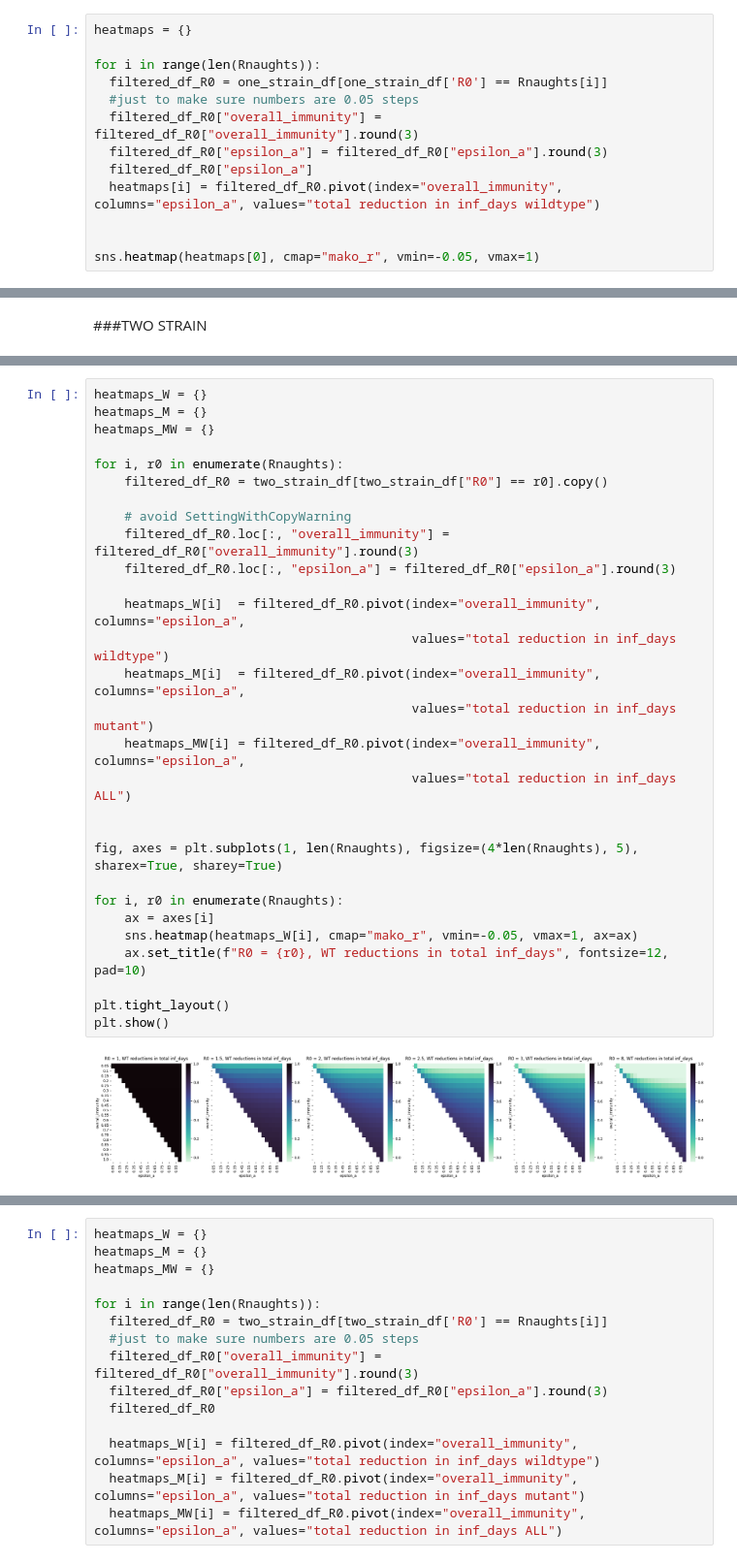
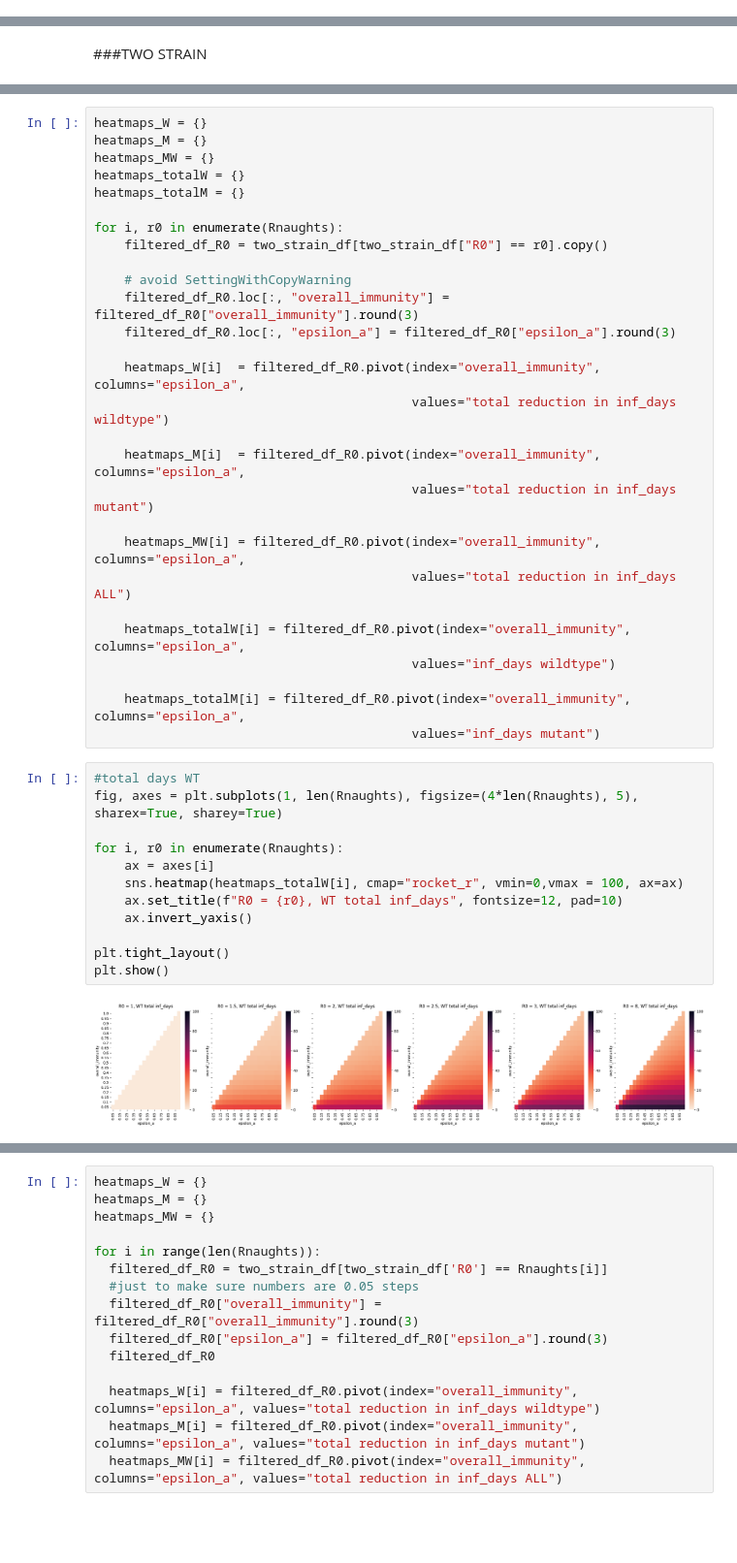
Before and after one commit to condusinew/vaccine_failure_escape, a Jupyter notebook: SIR_mode_natimm.ipynb, the cells around one changed output, grey strips where cells are left out. Shown at 97% size. Cells and saved outputs as stored; diff of their text form; blank space fills up the shorter version.

```diff
--- a/SIR_mode_natimm.ipynb
+++ b/SIR_mode_natimm.ipynb
@@ -1459,13 +1372,0 @@ plt.show()
-# %%
-heatmaps = {}
-
-for i in range(len(Rnaughts)):
-  filtered_df_R0 = one_strain_df[one_strain_df['R0'] == Rnaughts[i]]
-  #just to make sure numbers are 0.05 steps
-  filtered_df_R0["overall_immunity"] = filtered_df_R0["overall_immunity"].round(3)
-  filtered_df_R0["epsilon_a"] = filtered_df_R0["epsilon_a"].round(3)
-  filtered_df_R0["epsilon_a"]
-  heatmaps[i] = filtered_df_R0.pivot(index="overall_immunity", columns="epsilon_a", values="total reduction in inf_days wildtype")
-
-
-sns.heatmap(heatmaps[0], cmap="mako_r", vmin=-0.05, vmax=1)
@@ -1574,6 +1467,8 @@ for Rnaught in Rnaughts:
 heatmaps_W = {}
 heatmaps_M = {}
 heatmaps_MW = {}
+heatmaps_totalW = {}
+heatmaps_totalM = {}
 
 for i, r0 in enumerate(Rnaughts):
     filtered_df_R0 = two_strain_df[two_strain_df["R0"] == r0].copy()
@@ -1584,20 +1479,29 @@ for i, r0 in enumerate(Rnaughts):
 
     heatmaps_W[i]  = filtered_df_R0.pivot(index="overall_immunity", columns="epsilon_a",
                                           values="total reduction in inf_days wildtype")
+
     heatmaps_M[i]  = filtered_df_R0.pivot(index="overall_immunity", columns="epsilon_a",
                                           values="total reduction in inf_days mutant")
+
     heatmaps_MW[i] = filtered_df_R0.pivot(index="overall_immunity", columns="epsilon_a",
                                           values="total reduction in inf_days ALL")
 
+    heatmaps_totalW[i] = filtered_df_R0.pivot(index="overall_immunity", columns="epsilon_a",
+                                          values="inf_days wildtype")
 
-fig, axes = plt.subplots(1, len(Rnaughts), figsize=(4*len(Rnaughts), 5), sharex=True, sharey=True)
-
-for i, r0 in enumerate(Rnaughts):
-    ax = axes[i]
-    sns.heatmap(heatmaps_W[i], cmap="mako_r", vmin=-0.05, vmax=1, ax=ax)
-    ax.set_title(f"R0 = {r0}, WT reductions in total inf_days", fontsize=12, pad=10)
-
-plt.tight_layout()
-plt.show()
+    heatmaps_totalM[i] = filtered_df_R0.pivot(index="overall_immunity", columns="epsilon_a",
+                                          values="inf_days mutant")
-# %% [output]
-[figure, removed]
+# %%
+#total days WT
+fig, axes = plt.subplots(1, len(Rnaughts), figsize=(4*len(Rnaughts), 5), sharex=True, sharey=True)
+
+for i, r0 in enumerate(Rnaughts):
+    ax = axes[i]
+    sns.heatmap(heatmaps_totalW[i], cmap="rocket_r", vmin=0,vmax = 100, ax=ax)
+    ax.set_title(f"R0 = {r0}, WT total inf_days", fontsize=12, pad=10)
+    ax.invert_yaxis()
+
+plt.tight_layout()
+plt.show()
+# %% [output]
+[figure, added]
```
Also changed, not shown: parts of 56 cells of this notebook.
